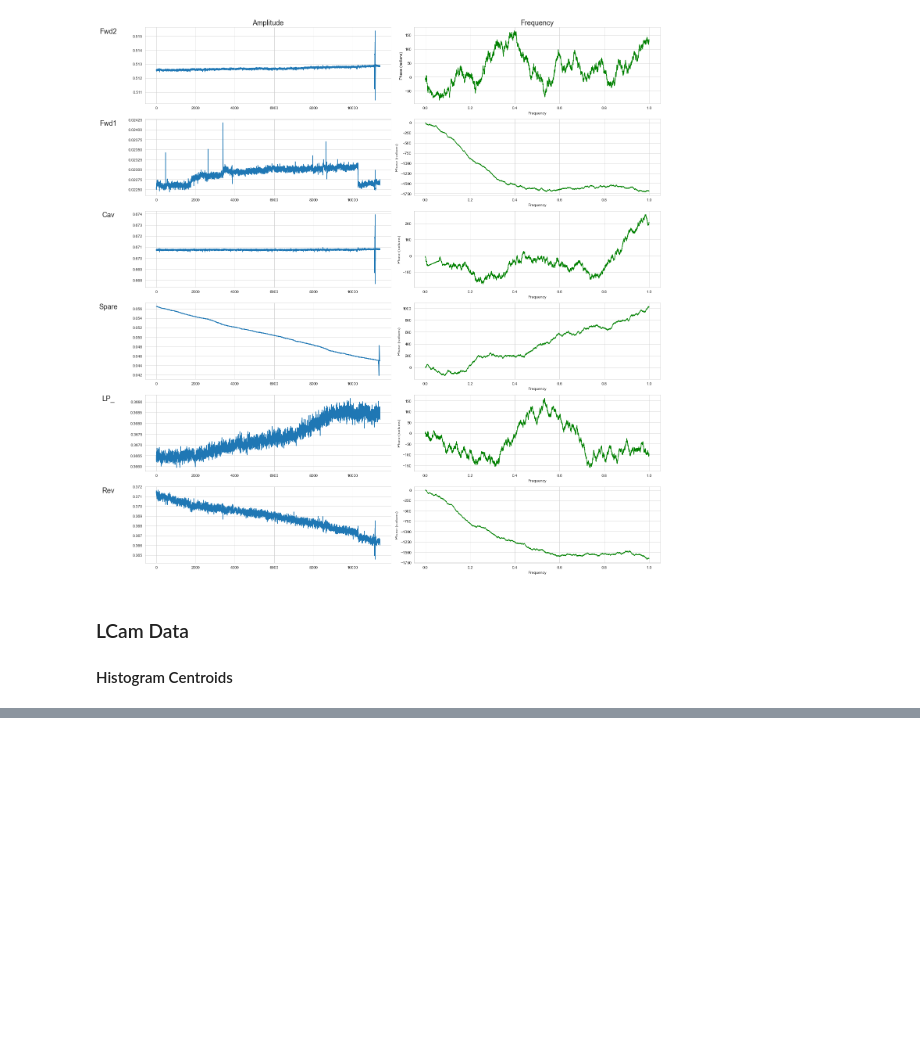
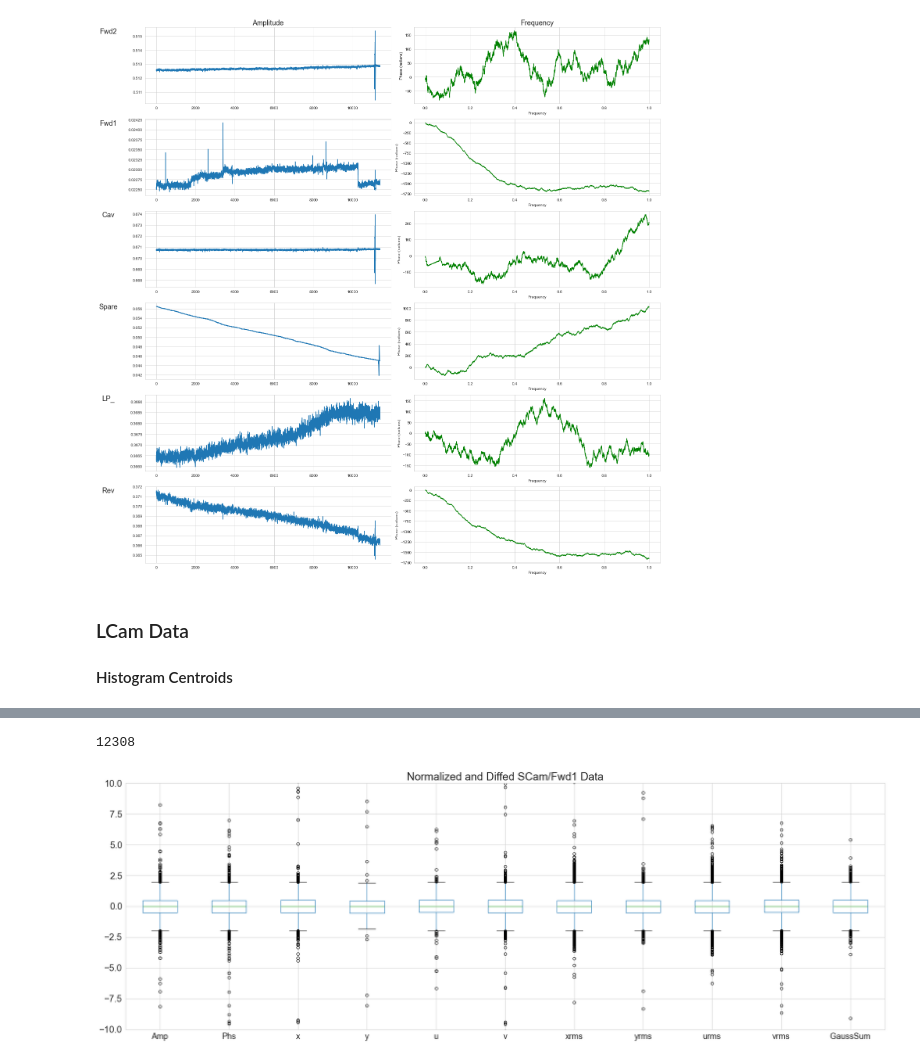
Before and after one commit to laurenmoos/marinetti, a Jupyter notebook: DataETL.ipynb, the cells around one changed output, grey strips where cells are left out. Saved outputs shown, nothing was run; the diff lists cells and outputs as text; code cells hidden in the pictures; blank space fills up the shorter version.

```diff
--- a/DataETL.ipynb
+++ b/DataETL.ipynb
@@ -104,4 +147,4 @@ right_df.index.name = 'Time'
 left_df.index.name = 'Time'
 
 joined = right_df.join(left_df, how='right', rsuffix='Time')
-joined  = joined.iloc[:, 0:48]
+joined  = joined.iloc[:, 0:N_COLUMNS]
@@ -205,0 +318,18 @@ joined.head()
+# %%
+diffed = joined.diff()
+
+print(diffed.describe())
+
+# diffed[['Fwd1Amp', 'Fwd1Phs','SCam3_Gauss_xCentroid','SCam3_Gauss_yCentroid', 'SCam3_Gauss_uCentroid',
+#         'SCam3_Gauss_vCentroid',
+#         'SCam3_Gauss_xrms',
+#         'SCam3_Gauss_yrms',
+#         'SCam3_Gauss_urms',
+#         'SCam3_Gauss_vrms']][:100].plot(subplots=True, figsize=(20, 20))
+
+# diffed[['Fwd1Amp', 'Fwd1Phs','SCam3_Gauss_xCentroid','SCam3_Gauss_yCentroid', 'SCam3_Gauss_uCentroid',
+#         'SCam3_Gauss_vCentroid',
+#         'SCam3_Gauss_xrms',
+#         'SCam3_Gauss_yrms',
+#         'SCam3_Gauss_urms',
+#         'SCam3_Gauss_vrms']][:100].describe()
@@ -205,0 +354,25 @@ joined.head()
+# %%
+from sklearn.preprocessing import RobustScaler
+
+print(len(diffed.index))
+preprocessing = RobustScaler().fit(diffed)
+
+transformed = pd.DataFrame(preprocessing.transform(diffed), columns=names)
+# %% [output]
+12308
+# %%
+fig, ax = plt.subplots(figsize = (30, 10))
+
+transformed.boxplot(ax = ax, column = ['Fwd1Amp', 'Fwd1Phs','SCam3_Gauss_xCentroid','SCam3_Gauss_yCentroid', 'SCam3_Gauss_uCentroid',
+        'SCam3_Gauss_vCentroid',
+        'SCam3_Gauss_xrms',
+        'SCam3_Gauss_yrms',
+        'SCam3_Gauss_urms',
+        'SCam3_Gauss_vrms', 'SCam3_Gauss_Gaussian_Sum'], figsize=(20, 10))
+ax.set_xticks(range(1, 12), ['Amp', 'Phs', 'x', 'y', 'u', 'v', 'xrms', 'yrms', 'urms', 'vrms', 'GaussSum'], fontsize = 18)
+ax.yaxis.set_tick_params(labelsize=20)
+ax.set_ylim(-10, 10)
+ax.set_title('Normalized and Diffed SCam/Fwd1 Data', fontsize = 24)
+plt.show()
+# %% [output]
+[figure, added]
```
Also changed, not shown: parts of 12 cells of this notebook, 1 other file.
